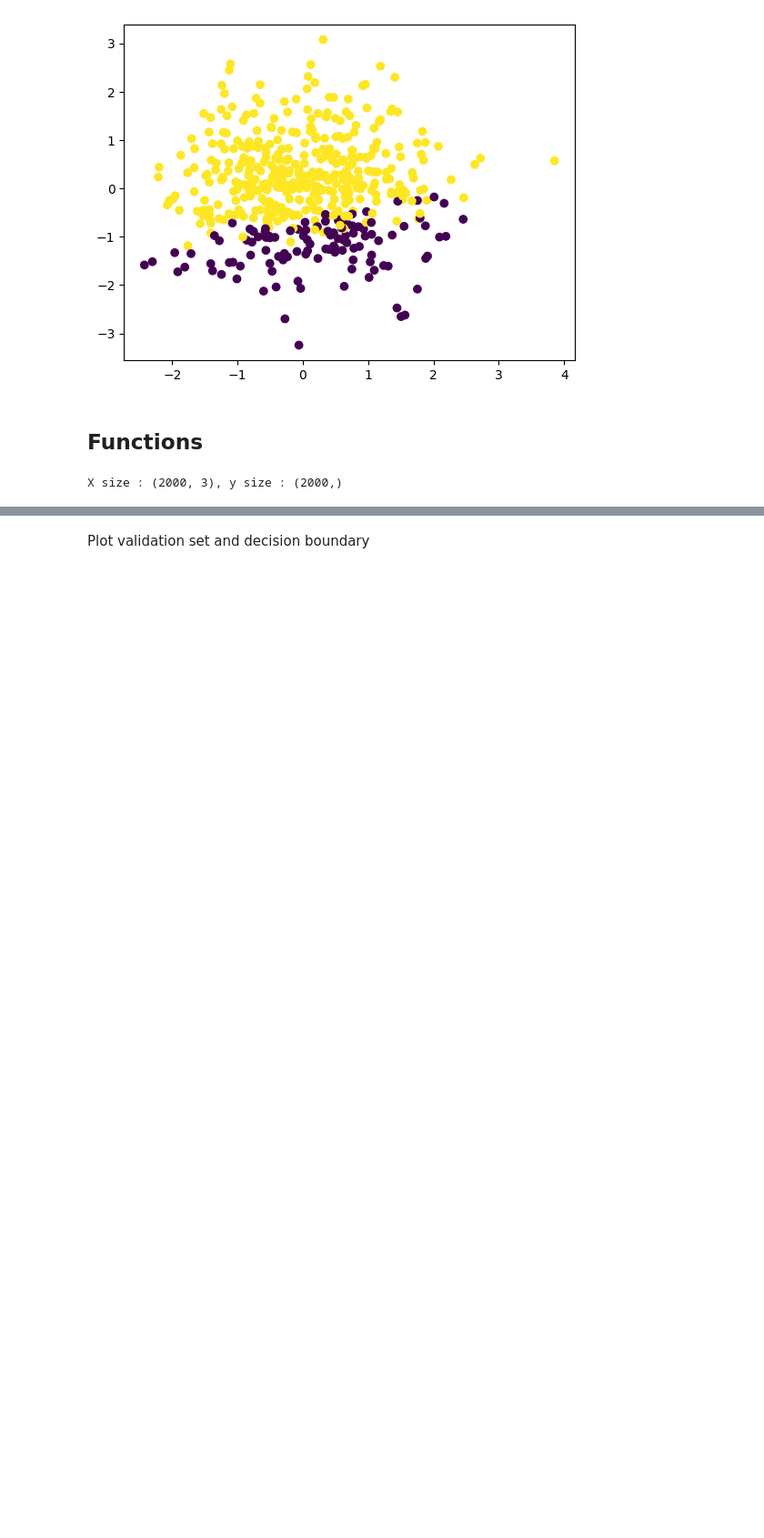
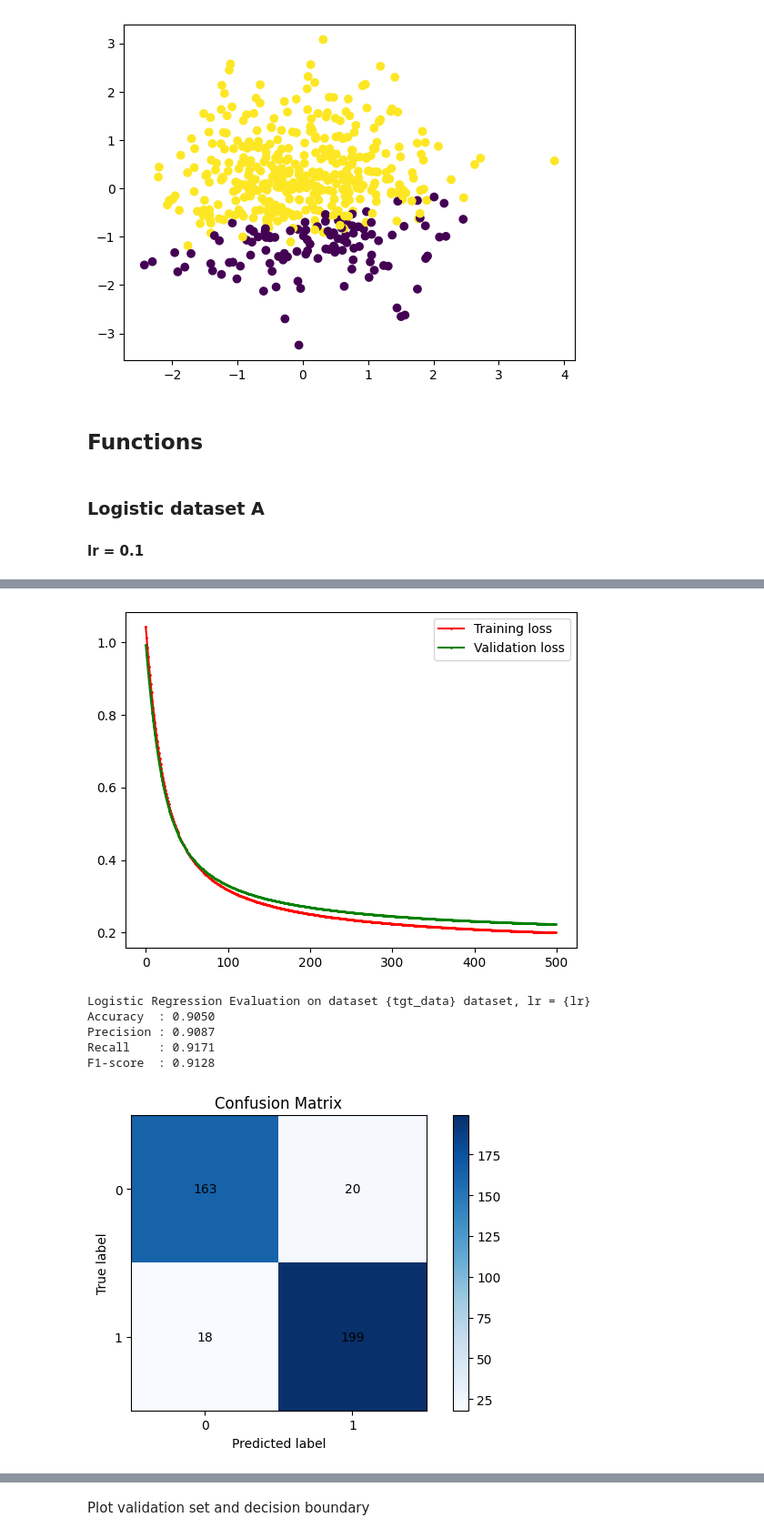
Before and after one commit to pinkypacman/DM2026-Assignment-1, a Jupyter notebook: Logistic_Regression.ipynb, the cells around one changed output, grey strips where cells are left out. Shown at 91% size. Saved outputs shown, nothing was run; the diff lists cells and outputs as text; code cells hidden in the pictures; blank space fills up the shorter version.

```diff
--- a/Logistic_Regression.ipynb
+++ b/Logistic_Regression.ipynb
@@ -24,19 +25,3 @@ plt.scatter(X[:,1],X[:,2],c=y)
 [figure]
 # %% [markdown]
 ## Functions
-# %%
-# loading data
-loaded_data = np.load(f'data/logistic_data/logistic_data_A.npz')
-
-X = loaded_data['X_data']
-y = loaded_data['y_data']
-W = loaded_data['W_data']
-
-# Show the size of data
-print(f"X size : {X.shape}, y size : {y.shape}")
-
-# Make sure size and dim correct.
-size = X.shape[0]
-dim = X.shape[1]-1
-# %% [output]
-X size : (2000, 3), y size : (2000,)
@@ -42,0 +106,6 @@ X size : (2000, 3), y size : (2000,)
+# %% [markdown]
+### Logistic dataset A
+#### lr = 0.1
+# %%
+train_model(tgt_data="A",lr=0.1,n_iteration = 500,val_ratio=0.2,draw_scatter=True)
+# %% [output]
@@ -42,0 +123,7 @@ X size : (2000, 3), y size : (2000,)
+[figure, added]
+Logistic Regression Evaluation on dataset {tgt_data} dataset, lr = {lr}
+Accuracy  : 0.9050
+Precision : 0.9087
+Recall    : 0.9171
+F1-score  : 0.9128
+[figure, added]
```
Also changed, not shown: parts of 53 cells of this notebook, 3 other files.
